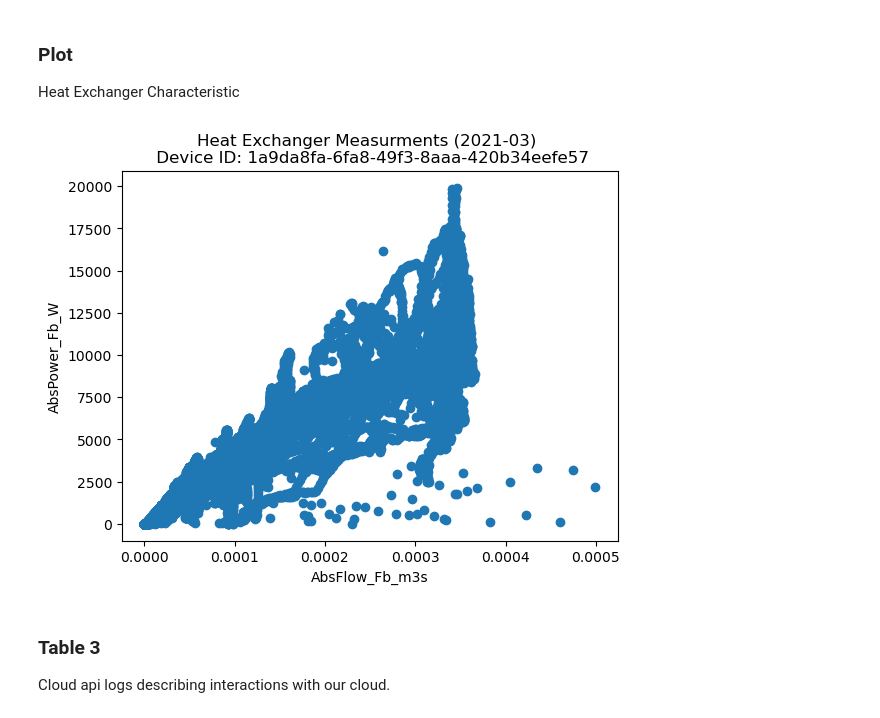
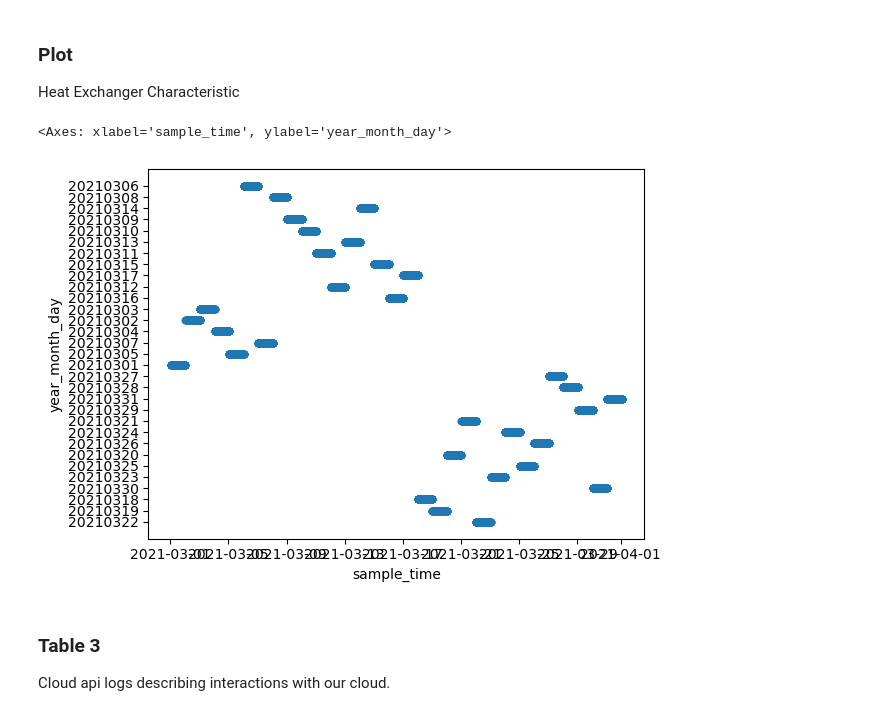
Before and after one commit to MikiVanousek/start2025, a Jupyter notebook: work/docker-demo.ipynb, the cells around one changed output. Saved outputs shown, nothing was run; the diff lists cells and outputs as text; code cells hidden in the pictures.

```diff
--- a/work/docker-demo.ipynb
+++ b/work/docker-demo.ipynb
@@ -79,18 +76,12 @@ from pyspark.sql.functions import col
 import matplotlib.pyplot as plt
 
 device_id = "1a9da8fa-6fa8-49f3-8aaa-420b34eefe57"
-year_month = "202103"
-x = "AbsFlow_Fb_m3s"
-y = "AbsPower_Fb_W"
-df_data = spark.read.format("deltaSharing").load("config.share#start_hack_2025.start_hack_2025.ev3_device_data").filter((col("device_id") == device_id) & (col("year_month") == year_month)).toPandas()
-year_month = year_month[:4] + '-' + year_month[4:]
-plt.scatter(df_data[x], df_data[y])
-plt.xlabel(x)
-plt.ylabel(y)
-plt.title(f"Heat Exchanger Measurments ({year_month}) \n Device ID: {device_id}")
-plt.show()
+df_data = spark.read.format("deltaSharing").load("config.share#start_hack_2025.start_hack_2025.ev3_device_data").filter((col("device_id") == device_id) & (col("year_month") == "202103")).toPandas()
-# %% [output]
-[figure, removed]
+# %%
+df_data.plot(kind='scatter', x='sample_time', y='year_month_day')
+# %% [output]
+<Axes: xlabel='sample_time', ylabel='year_month_day'>
+[figure, added]
 # %% [markdown]
 ### Table 3
 Cloud api logs describing interactions with our cloud.
```
Also changed, not shown: parts of 14 cells of this notebook, 1 other file.
